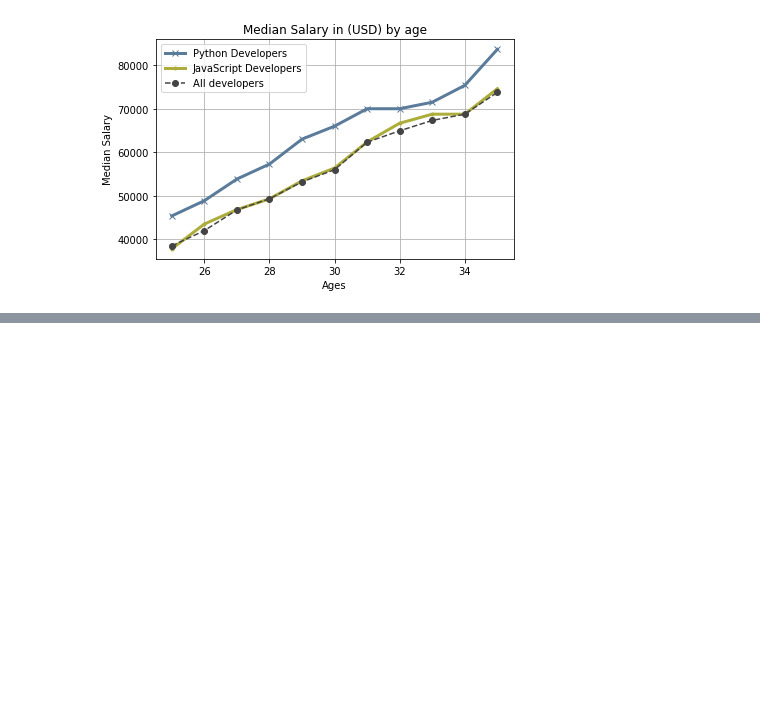
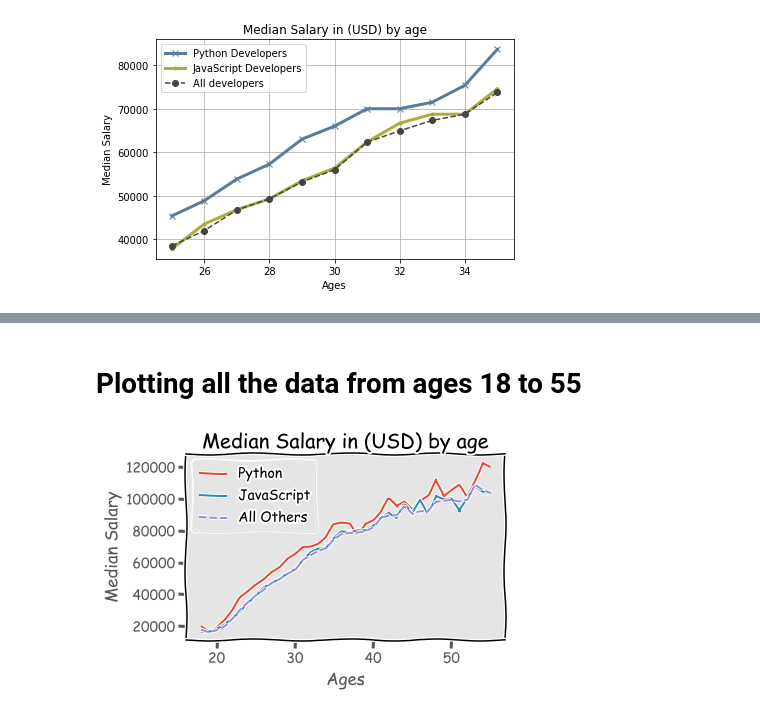
Before and after one commit to Vikasjce/Python, a Jupyter notebook: Matplotlib/pyplot_the_most_common_plot.ipynb, the cells around one changed output, grey strips where cells are left out. Cells and saved outputs as stored; diff of their text form; code cells hidden in the pictures; blank space fills up the shorter version.

```diff
--- a/Matplotlib/pyplot_the_most_common_plot.ipynb
+++ b/Matplotlib/pyplot_the_most_common_plot.ipynb
@@ -276,0 +356,31 @@ plt.show() # Shows the graph
+# %% [markdown]
+# Plotting all the data from ages 18 to 55
+# %%
+from matplotlib import pyplot as plt
+plt.xkcd()
+
+age=[18, 19, 20, 21, 22, 23, 24, 25, 26, 27, 28, 29, 30, 31, 32, 33, 34, 35,
+          36, 37, 38, 39, 40, 41, 42, 43, 44, 45, 46, 47, 48, 49, 50, 51, 52, 53, 54, 55] #Ages of the general developers
+
+python_dev_median_salary=[20046, 17100, 20000, 24744, 30500, 37732, 41247, 45372, 48876, 53850, 57287, 63016, 65998, 70003, 70000, 71496, 75370, 83640, 84666,
+            84392, 78254, 85000, 87038, 91991, 100000, 94796, 97962, 93302, 99240, 102736, 112285, 100771, 104708, 108423, 101407, 112542, 122870, 120000]#Python developer median salary
+plt.plot(age,python_dev_median_salary,label="Python")# Plot the python developer data
+
+java_script_developer=[16446, 16791, 18942, 21780, 25704, 29000, 34372, 37810, 43515, 46823, 49293, 53437, 56373, 62375, 66674, 68745, 68746, 74583, 79000,
+            78508, 79996, 80403, 83820, 88833, 91660, 87892, 96243, 90000, 99313, 91660, 102264, 100000, 100000, 91660, 99240, 108000, 105000, 104000]
+plt.plot(age,java_script_developer,label="JavaScript")# Plot the python developer data
+
+all_dev_median_salary=[17784, 16500, 18012, 20628, 25206, 30252, 34368, 38496, 42000, 46752, 49320, 53200, 56000, 62316, 64928, 67317, 68748, 73752, 77232,
+         78000, 78508, 79536, 82488, 88935, 90000, 90056, 95000, 90000, 91633, 91660, 98150, 98964, 100000, 98988, 100000, 108923, 105000, 103117] #Salaries of the general developers
+plt.plot(age,all_dev_median_salary,linestyle='--',label="All Others") # Plot the general data
+
+plt.xlabel("Ages") # Adding a x axes labelPython Developers
+plt.ylabel("Median Salary") # Adding a y axis label
+plt.title("Median Salary in (USD) by age")# Adding title to the plot
+
+plt.legend()# Adding Legend to the plot but cumberson to read.
+plt.tight_layout()
+plt.savefig('Age_vs_mediansalry_for_developers.png')
+plt.show() # This will show the data
+# %% [output]
+[figure, added]
```
Also changed, not shown: parts of 10 cells of this notebook, 1 other file.
